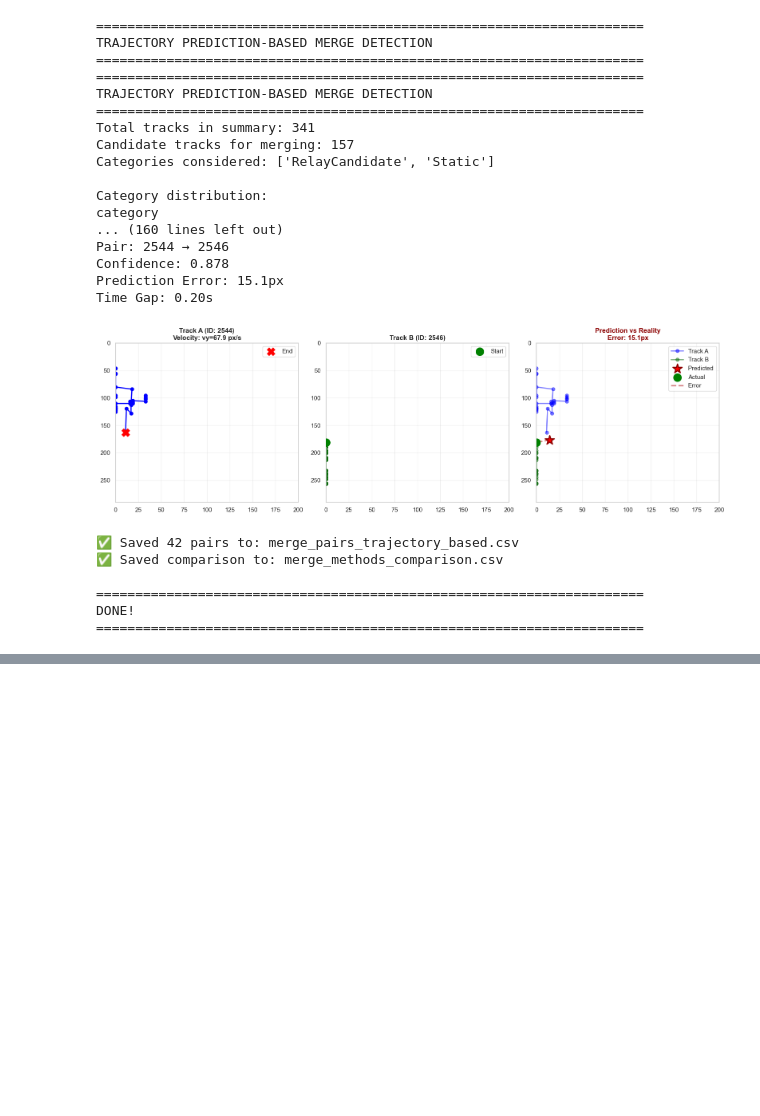
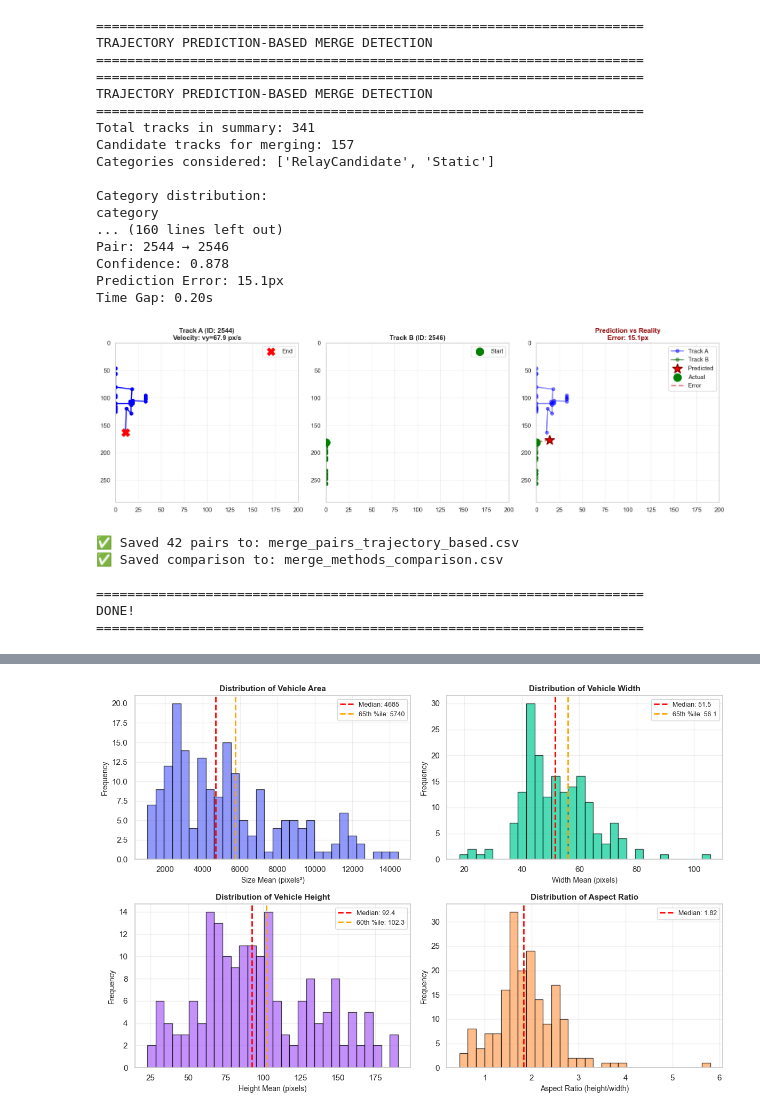
Before and after one commit to mikeandrusyak/Traffic-monitoring-Challenge, a Jupyter notebook: load_data_from_database.ipynb, the cells around one changed output, grey strips where cells are left out. Cells and saved outputs as stored; diff of their text form; code cells hidden in the pictures; blank space fills up the shorter version.

```diff
--- a/load_data_from_database.ipynb
+++ b/load_data_from_database.ipynb
@@ -1163,7 +1163,7 @@ if len(pairs_fiorenzo_2) > 0:
 
     # Get summary for velocity
     track_a_summary = final_summary[final_summary['vehicle_id'] == old_id].iloc[0]
-    vx, vy, direction = _calculate_velocity(track_a_summary)
+    vx, vy, direction, duration = _calculate_velocity(track_a_summary)
 
     # Predict position
     track_a_dict = track_a_summary.to_dict()
@@ -1289,0 +1335,5 @@ DONE!
+# %%
+## Create columns size_mean and h/w_mean ratio
+final_summary['size_mean'] = final_summary['w_mean'] * final_summary['h_mean']
+final_summary['h_w_mean_ratio'] = final_summary['h_mean'] / final_summary['w_mean']
+print(final_summary.head())
@@ -1289,0 +1358,11 @@ DONE!
+# %%
+final_summary_viable = final_summary[final_summary['category'].isin(['Perfect', 'Partial'])]
+
+avg_w = final_summary_viable['w_mean'].mean()
+max_w = final_summary_viable['w_mean'].max()
+min_w = final_summary_viable['w_mean'].min()
+avg_h = final_summary_viable['h_mean'].mean()
+max_h = final_summary_viable['h_mean'].max()
+min_h = final_summary_viable['h_mean'].min()
+print(f"Width - Avg: {avg_w:.2f}, Max: {max_w:.2f}, Min: {min_w:.2f}")
+print(f"Height - Avg: {avg_h:.2f}, Max: {max_h:.2f}, Min: {min_h:.2f}")
@@ -1289,0 +1453,73 @@ DONE!
+# %%
+## Explore vehicle size distributions
+
+import matplotlib.pyplot as plt
+import numpy as np
+
+fig, axes = plt.subplots(2, 2, figsize=(12, 8))
+
+# Size mean distribution
+axes[0, 0].hist(final_summary_viable['size_mean'], bins=30, alpha=0.7, edgecolor='black', color='#636EFA')
+axes[0, 0].set_xlabel('Size Mean (pixels²)', fontsize=10)
+axes[0, 0].set_ylabel('Frequency', fontsize=10)
+axes[0, 0].set_title('Distribution of Vehicle Area', fontsize=11, fontweight='bold')
+median_size = final_summary_viable['size_mean'].median()
+axes[0, 0].axvline(median_size, color='red', linestyle='--', linewidth=2,
+                   label=f'Median: {median_size:.0f}')
+axes[0, 0].axvline(final_summary_viable['size_mean'].quantile(0.65), color='orange',
+                   linestyle='--', linewidth=2, label=f'65th %ile: {final_summary_viable["size_mean"].quantile(0.65):.0f}')
+axes[0, 0].legend(fontsize=9)
+axes[0, 0].grid(True, alpha=0.3)
+
+# Width distribution
+axes[0, 1].hist(final_summary_viable['w_mean'], bins=30, alpha=0.7, edgecolor='black', color='#00CC96')
+axes[0, 1].set_xlabel('Width Mean (pixels)', fontsize=10)
+axes[0, 1].set_ylabel('Frequency', fontsize=10)
+axes[0, 1].set_title('Distribution of Vehicle Width', fontsize=11, fontweight='bold')
+median_w = final_summary_viable['w_mean'].median()
+axes[0, 1].axvline(median_w, color='red', linestyle='--', linewidth=2,
+                   label=f'Median: {median_w:.1f}')
+axes[0, 1].axvline(final_summary_viable['w_mean'].quantile(0.65), color='orange',
+                   linestyle='--', linewidth=2, label=f'65th %ile: {final_summary_viable["w_mean"].quantile(0.65):.1f}')
+axes[0, 1].legend(fontsize=9)
+axes[0, 1].grid(True, alpha=0.3)
+
+# Height distribution
+axes[1, 0].hist(final_summary_viable['h_mean'], bins=30, alpha=0.7, edgecolor='black', color='#AB63FA')
+axes[1, 0].set_xlabel('Height Mean (pixels)', fontsize=10)
+axes[1, 0].set_ylabel('Frequency', fontsize=10)
+axes[1, 0].set_title('Distribution of Vehicle Height', fontsize=11, fontweight='bold')
+median_h = final_summary_viable['h_mean'].median()
+axes[1, 0].axvline(median_h, color='red', linestyle='--', linewidth=2,
+                   label=f'Median: {median_h:.1f}')
+axes[1, 0].axvline(final_summary_viable['h_mean'].quantile(0.60), color='orange',
+                   linestyle='--', linewidth=2, label=f'60th %ile: {final_summary_viable["h_mean"].quantile(0.60):.1f}')
+axes[1, 0].legend(fontsize=9)
+axes[1, 0].grid(True, alpha=0.3)
+
+# Aspect ratio
+aspect_ratio = final_summary_viable['h_mean'] / final_summary_viable['w_mean']
+axes[1, 1].hist(aspect_ratio, bins=30, alpha=0.7, edgecolor='black', color='#FFA15A')
+axes[1, 1].set_xlabel('Aspect Ratio (height/width)', fontsize=10)
+axes[1, 1].set_ylabel('Frequency', fontsize=10)
+axes[1, 1].set_title('Distribution of Aspect Ratio', fontsize=11, fontweight='bold')
+median_ar = aspect_ratio.median()
+axes[1, 1].axvline(median_ar, color='red', linestyle='--', linewidth=2,
+                   label=f'Median: {median_ar:.2f}')
+axes[1, 1].legend(fontsize=9)
+axes[1, 1].grid(True, alpha=0.3)
+
+plt.tight_layout()
+plt.show()
+
+# Print statistics
+print("="*70)
+print("VEHICLE SIZE STATISTICS (Viable Vehicles Only)")
+print("="*70)
+print("\nDescriptive statistics:")
+print(final_summary_viable[['w_mean', 'h_mean', 'size_mean']].describe().round(2))
+print("\nAspect ratio statistics:")
+print(aspect_ratio.describe().round(3))
+print("\n" + "="*70)
+# %% [output]
+[figure, added]
```
Also changed, not shown: parts of 9 cells of this notebook, 1 other file.
